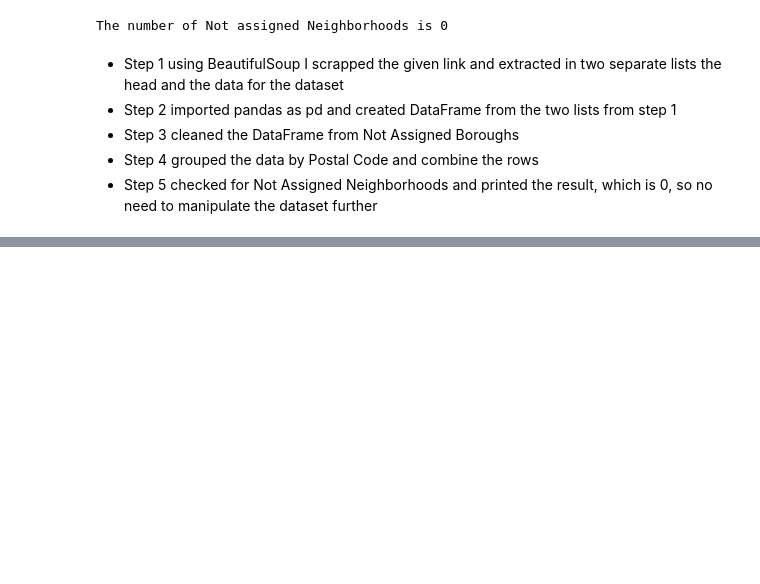
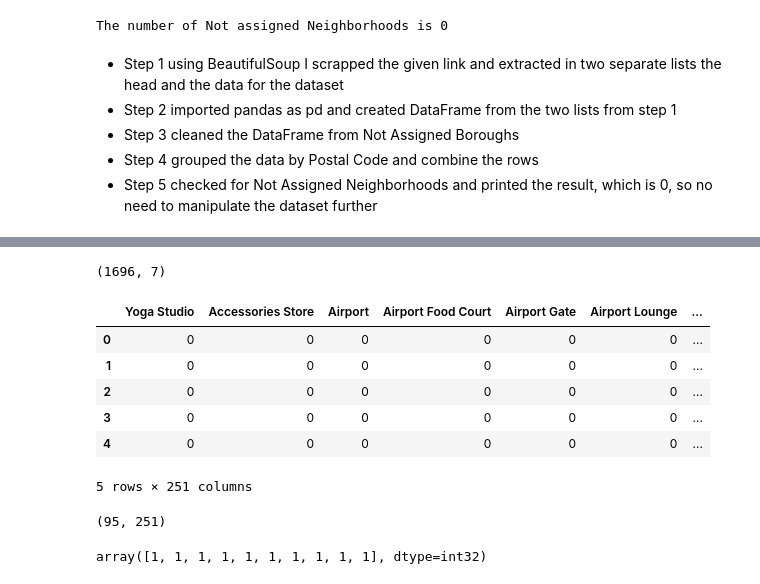
Before and after one commit to vesdim2007/Coursera_Capstone, a Jupyter notebook: Toronto_neighborhoods.ipynb, the cells around one changed output, grey strips where cells are left out. Saved outputs shown, nothing was run; the diff lists cells and outputs as text; code cells hidden in the pictures; blank space fills up the shorter version.

```diff
--- a/Toronto_neighborhoods.ipynb
+++ b/Toronto_neighborhoods.ipynb
@@ -65,0 +73,3 @@ df.shape
+# %%
+import io
+df2 = pd.read_csv(io.BytesIO(uploaded['Geospatial_Coordinates.csv']))
@@ -65,0 +89,4 @@ df.shape
+# %%
+df2.rename(columns = {'Postal Code':'Postal code'}, inplace = True)
+ds = df1.merge(df2, on='Postal code')
+ds.head()
@@ -65,0 +110,7 @@ df.shape
+# %%
+#@title
+CLIENT_ID = "CZIY2OCUNHWKLVCAGAZ525R1KMBWMAWZDKMS2RH3AV3JEG0V"
+CLIENT_SECRET = '2DGJ3QRSGJBJ3VGHPQKOONGDIRXOZ1RU0HBVOIUCSQRY1E4D'
+VERSION=20191231
+LIMIT=50
+RADIUS=300
@@ -65,0 +158,34 @@ df.shape
+# %%
+toronto_venues = getNearbyVenues(names=ds['Neighborhood'],
+                                   latitudes=ds['Latitude'],
+                                   longitudes=ds['Longitude']
+                                  )
+# %%
+toronto_venues.shape
+# %% [output]
+(1696, 7)
+# %%
+# one hot encoding
+toronto_onehot = pd.get_dummies(toronto_venues[['Venue Category']], prefix="", prefix_sep="")
+
+# add neighborhood column back to dataframe
+toronto_onehot['Neighborhood'] = toronto_venues['Neighborhood']
+
+# move neighborhood column to the first column
+fixed_columns = [toronto_onehot.columns[-1]] + list(toronto_onehot.columns[:-1])
+toronto_onehot = toronto_onehot[fixed_columns]
+
+toronto_onehot.head()
+# %% [output]
+|  | Yoga Studio | Accessories Store | Airport | Airport Food Court | Airport Gate | Airport Lounge | ... |
+| 0 | 0 | 0 | 0 | 0 | 0 | 0 | ... |
+| 1 | 0 | 0 | 0 | 0 | 0 | 0 | ... |
+| 2 | 0 | 0 | 0 | 0 | 0 | 0 | ... |
+| 3 | 0 | 0 | 0 | 0 | 0 | 0 | ... |
+| 4 | 0 | 0 | 0 | 0 | 0 | 0 | ... |
+5 rows × 251 columns
+# %%
+toronto_grouped = toronto_onehot.groupby('Neighborhood').mean().reset_index()
+toronto_grouped.shape
+# %% [output]
+(95, 251)
@@ -65,0 +231,13 @@ df.shape
+# %%
+# set number of clusters
+kclusters = 5
+
+toronto_grouped_clustering = toronto_grouped.drop('Neighborhood', 1)
+
+# run k-means clustering
+kmeans = KMeans(n_clusters=kclusters, random_state=0).fit(toronto_grouped_clustering)
+
+# check cluster labels generated for each row in the dataframe
+kmeans.labels_[0:10]
+# %% [output]
+array([1, 1, 1, 1, 1, 1, 1, 1, 1, 1], dtype=int32)
```
Also changed, not shown: parts of 16 cells of this notebook.
